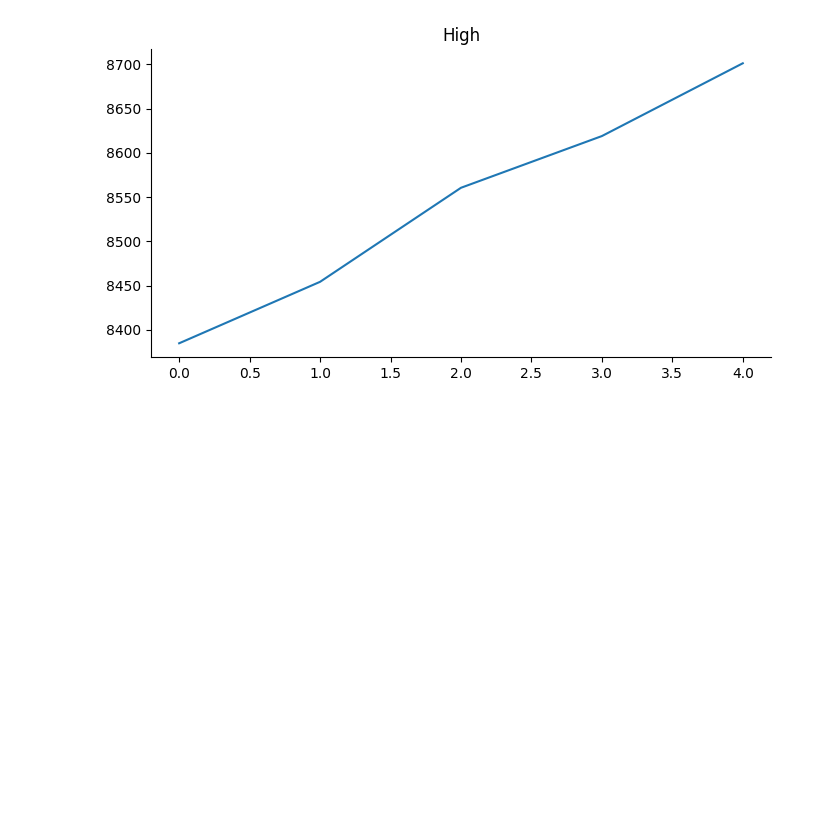
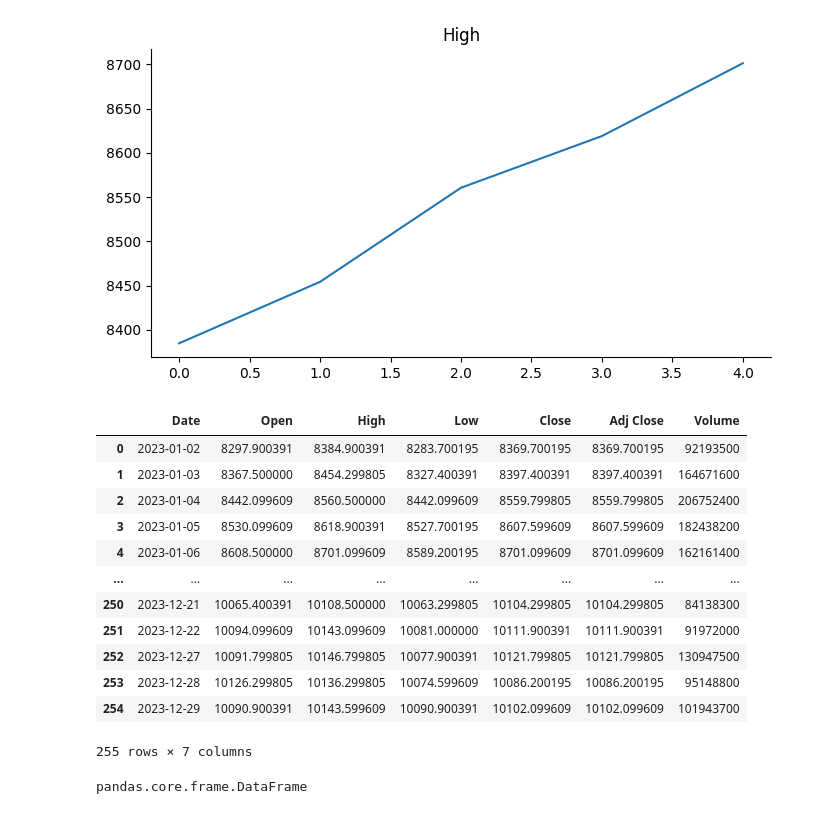
Before and after one commit to Manilab2309/ia-machine-learning, a Jupyter notebook: lab/NB_analyst_broker_operations.ipynb, the cells around one changed output. Saved outputs shown, nothing was run; the diff lists cells and outputs as text; code cells hidden in the pictures; blank space fills up the shorter version.

Commit message:
Added IPC 2023 sample dataframe

```diff
--- a/lab/NB_analyst_broker_operations.ipynb
+++ b/lab/NB_analyst_broker_operations.ipynb
@@ -125,3 +127,25 @@ _df_8['High'].plot(kind='line', figsize=(8, 4), title='High')
 plt.gca().spines[['top', 'right']].set_visible(False)
 # %% [output]
 [figure]
+# %%
+#Show all elements by pagination (default sort is index=date chronology)
+df
+# %% [output]
+|  | Date | Open | High | Low | Close | Adj Close | Volume |
+| 0 | 2023-01-02 | 8297.900391 | 8384.900391 | 8283.700195 | 8369.700195 | 8369.700195 | 92193500 |
+| 1 | 2023-01-03 | 8367.500000 | 8454.299805 | 8327.400391 | 8397.400391 | 8397.400391 | 164671600 |
+| 2 | 2023-01-04 | 8442.099609 | 8560.500000 | 8442.099609 | 8559.799805 | 8559.799805 | 206752400 |
+| 3 | 2023-01-05 | 8530.099609 | 8618.900391 | 8527.700195 | 8607.599609 | 8607.599609 | 182438200 |
+| 4 | 2023-01-06 | 8608.500000 | 8701.099609 | 8589.200195 | 8701.099609 | 8701.099609 | 162161400 |
+| ... | ... | ... | ... | ... | ... | ... | ... |
+| 250 | 2023-12-21 | 10065.400391 | 10108.500000 | 10063.299805 | 10104.299805 | 10104.299805 | 84138300 |
+| 251 | 2023-12-22 | 10094.099609 | 10143.099609 | 10081.000000 | 10111.900391 | 10111.900391 | 91972000 |
+| 252 | 2023-12-27 | 10091.799805 | 10146.799805 | 10077.900391 | 10121.799805 | 10121.799805 | 130947500 |
+| 253 | 2023-12-28 | 10126.299805 | 10136.299805 | 10074.599609 | 10086.200195 | 10086.200195 | 95148800 |
+| 254 | 2023-12-29 | 10090.900391 | 10143.599609 | 10090.900391 | 10102.099609 | 10102.099609 | 101943700 |
+255 rows × 7 columns
+# %%
+#get type object of second DataFrame
+type(df_reduced)
+# %% [output]
+pandas.core.frame.DataFrame
```
Also changed, not shown: parts of 8 cells of this notebook.
